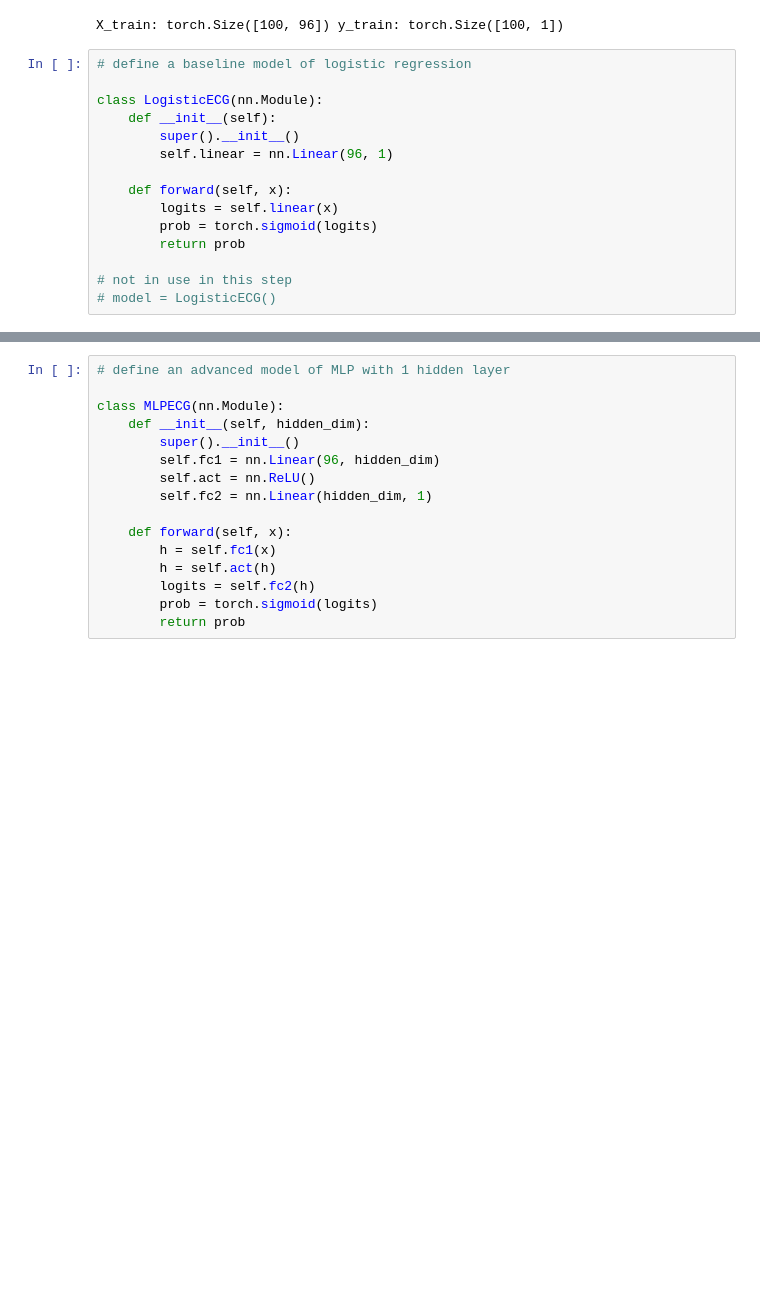
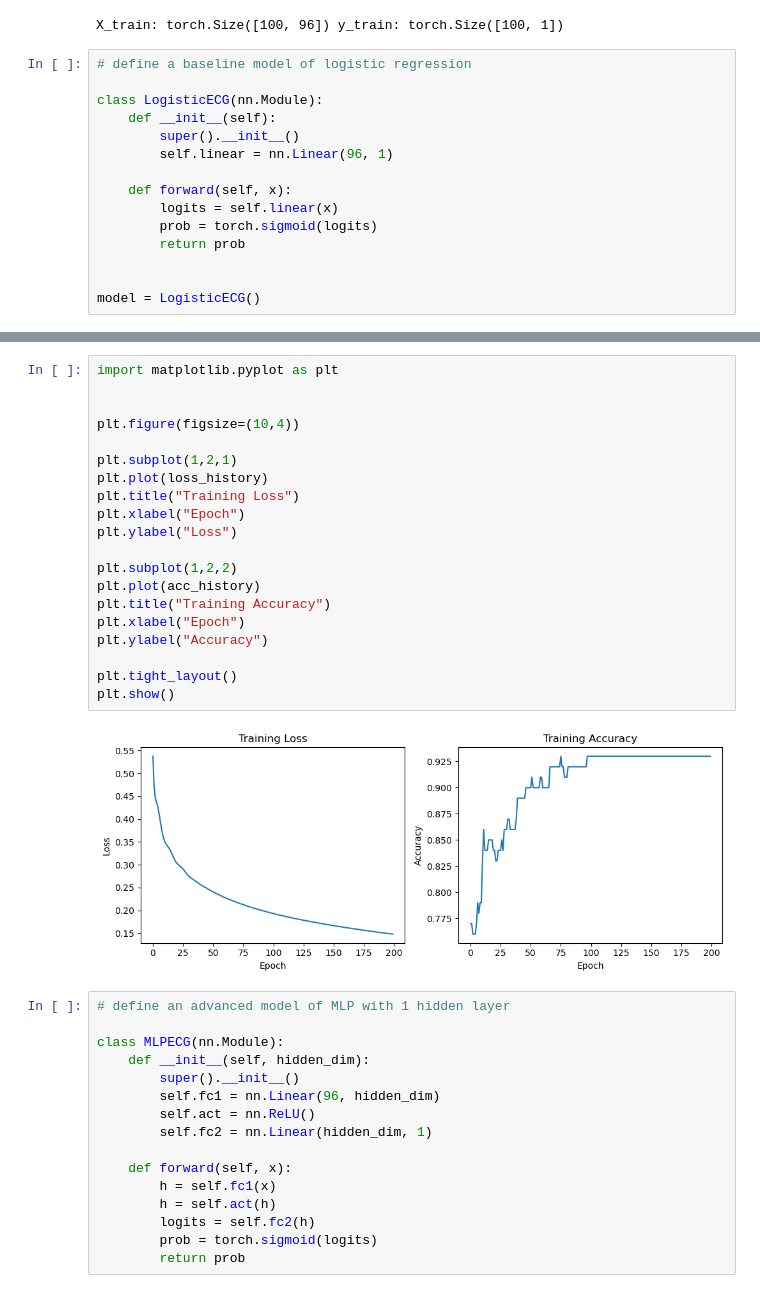
Before and after one commit to nasoskar/ProgrAndMaths, a Jupyter notebook: task2/ecg_project.ipynb, the cells around one changed output, grey strips where cells are left out. Saved outputs shown, nothing was run; the diff lists cells and outputs as text; blank space fills up the shorter version.

Commit message:
Organize step-by-step implementation for Task 2

```diff
--- a/task2/ecg_project.ipynb
+++ b/task2/ecg_project.ipynb
@@ -47,5 +47,5 @@ class LogisticECG(nn.Module):
         prob = torch.sigmoid(logits)
         return prob
 
-# not in use in this step
-# model = LogisticECG()
+
+model = LogisticECG()
@@ -52,3 +121,25 @@ class LogisticECG(nn.Module):
+# %%
+import matplotlib.pyplot as plt
+
+
+plt.figure(figsize=(10,4))
+
+plt.subplot(1,2,1)
+plt.plot(loss_history)
+plt.title("Training Loss")
+plt.xlabel("Epoch")
+plt.ylabel("Loss")
+
+plt.subplot(1,2,2)
+plt.plot(acc_history)
+plt.title("Training Accuracy")
+plt.xlabel("Epoch")
+plt.ylabel("Accuracy")
+
+plt.tight_layout()
+plt.show()
+# %% [output]
+[figure, added]
 # %%
 # define an advanced model of MLP with 1 hidden layer
 
```
Also changed, not shown: parts of 9 cells of this notebook.
